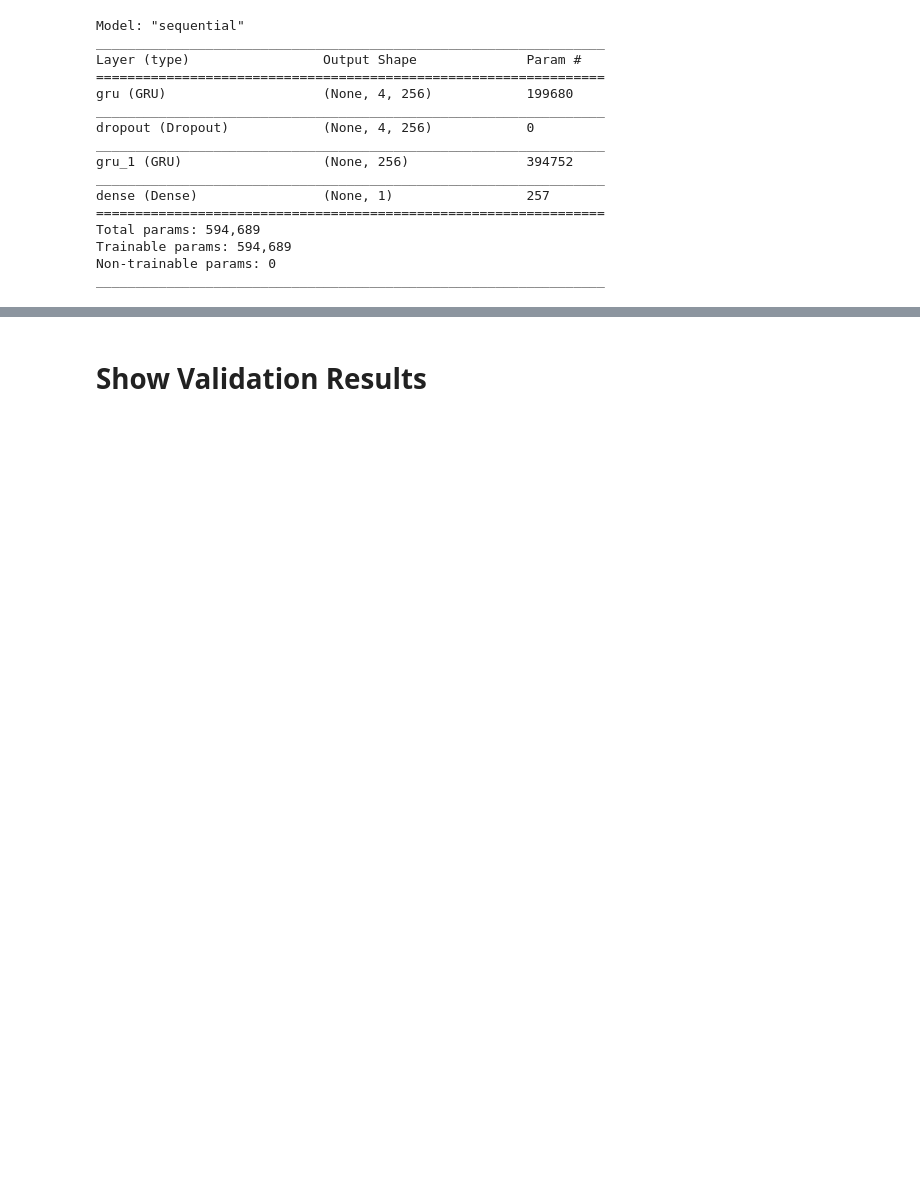
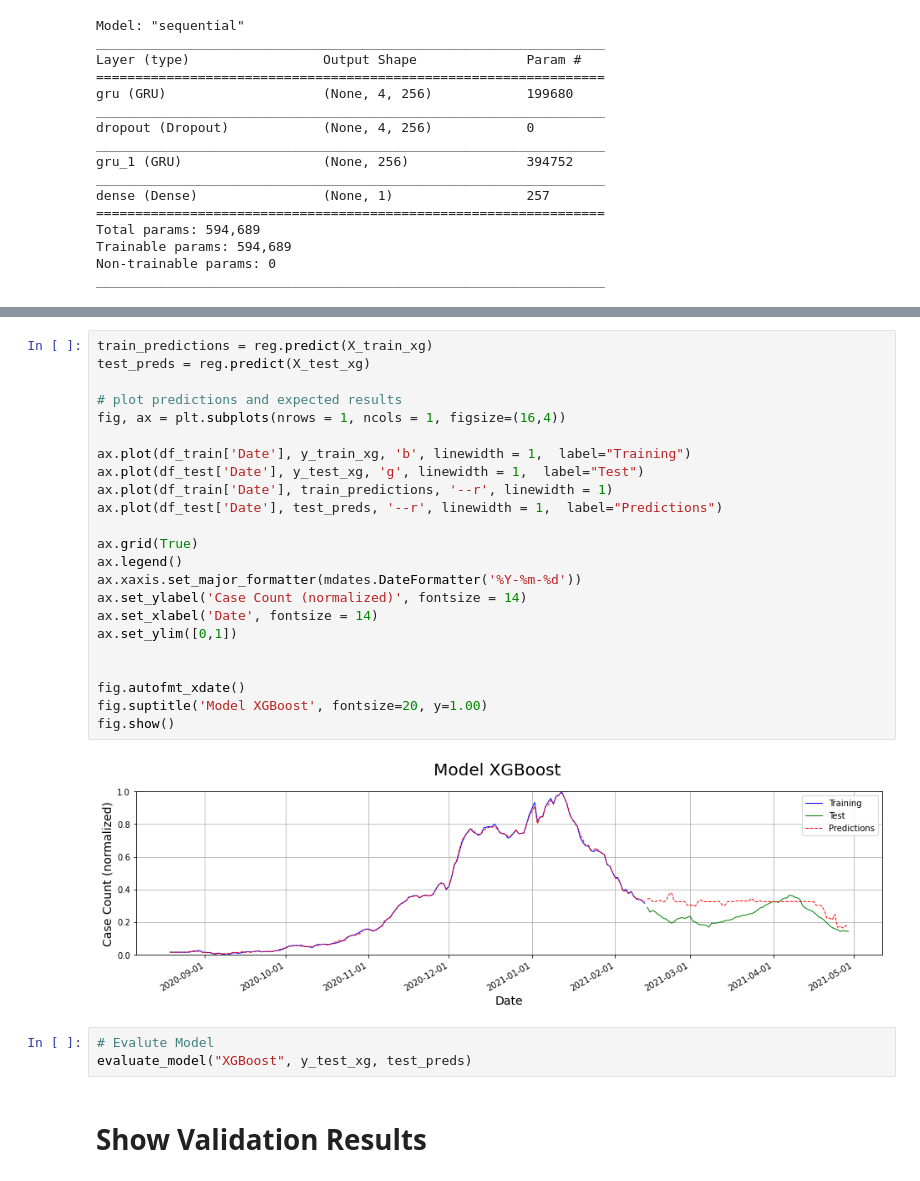
Before and after one commit to bhatiavr/cs109b-final-project-111, a Jupyter notebook: src/cs109b-wastewater-covid-forecasting.ipynb, the cells around one changed output, grey strips where cells are left out. Drawn from its saved outputs; the diff is of its cells as text; blank space fills up the shorter version.

Commit message:
Updated all models

```diff
--- a/src/cs109b-wastewater-covid-forecasting.ipynb
+++ b/src/cs109b-wastewater-covid-forecasting.ipynb
@@ -1441,3 +1533,31 @@ evaluate_model("BiLSTM", y_test.flatten(), test_preds.flatten())
+# %%
+train_predictions = reg.predict(X_train_xg)
+test_preds = reg.predict(X_test_xg)
+
+# plot predictions and expected results
+fig, ax = plt.subplots(nrows = 1, ncols = 1, figsize=(16,4))
+
+ax.plot(df_train['Date'], y_train_xg, 'b', linewidth = 1,  label="Training")
+ax.plot(df_test['Date'], y_test_xg, 'g', linewidth = 1,  label="Test")
+ax.plot(df_train['Date'], train_predictions, '--r', linewidth = 1)
+ax.plot(df_test['Date'], test_preds, '--r', linewidth = 1,  label="Predictions")
+
+ax.grid(True)
+ax.legend()
+ax.xaxis.set_major_formatter(mdates.DateFormatter('%Y-%m-%d'))
+ax.set_ylabel('Case Count (normalized)', fontsize = 14)
+ax.set_xlabel('Date', fontsize = 14)
+ax.set_ylim([0,1])
+
+
+fig.autofmt_xdate()
+fig.suptitle('Model XGBoost', fontsize=20, y=1.00)
+fig.show()
+# %% [output]
+[figure, added]
+# %%
+# Evalute Model
+evaluate_model("XGBoost", y_test_xg, test_preds)
 # %% [markdown]
 # Show Validation Results
 # %%
```
Also changed, not shown: parts of 53 cells of this notebook, 2 other files.
